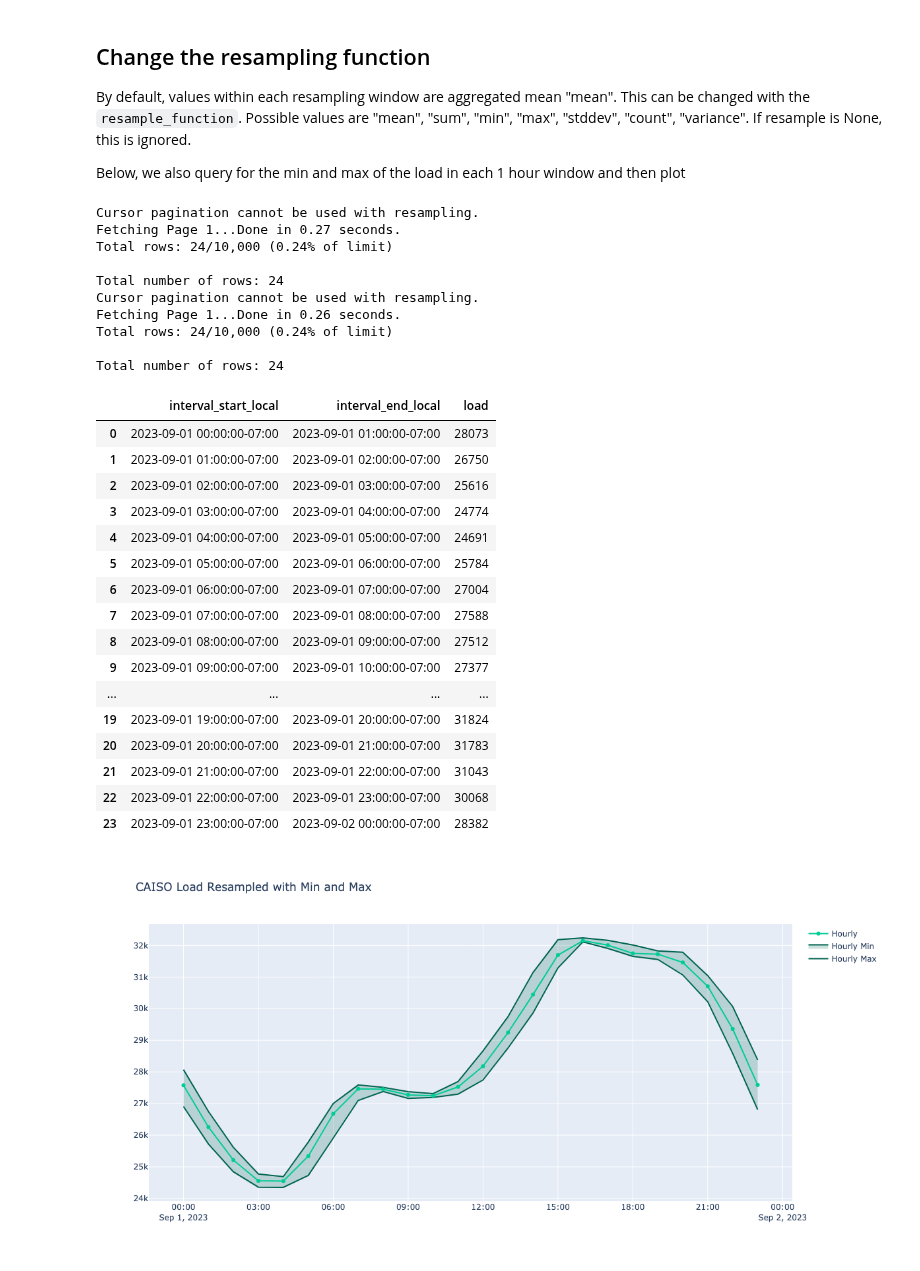
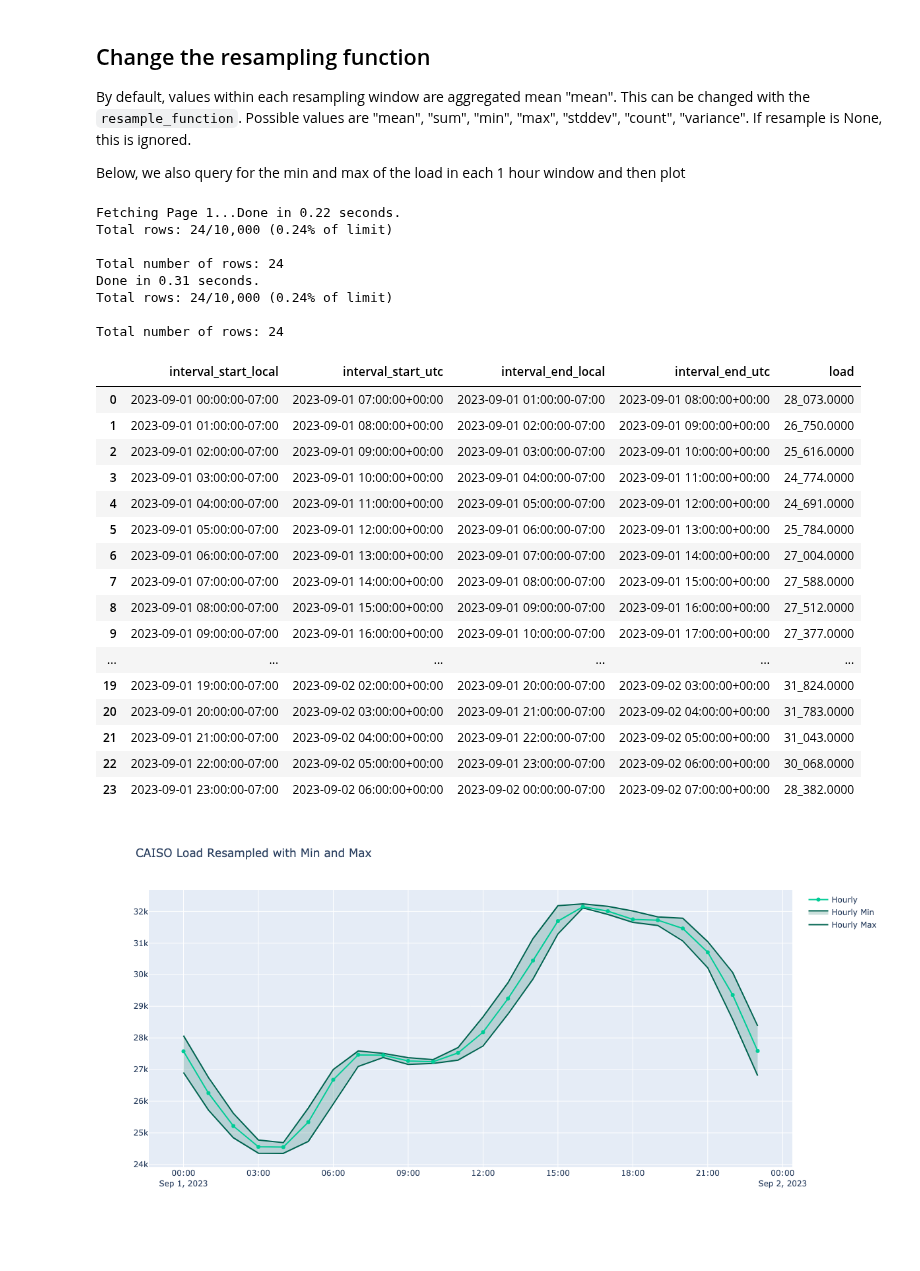
Before and after one commit to gridstatus/gridstatusio, a Jupyter notebook: Examples/Resample Data.ipynb, the cells around one changed output. Cells and saved outputs as stored; diff of their text form; code cells hidden in the pictures.

```diff
--- a/Examples/Resample Data.ipynb
+++ b/Examples/Resample Data.ipynb
@@ -173,51 +166,49 @@ Below, we also query for the min and max of the load in each 1 hour window and t
 # %%
 df_hourly_min = client.get_dataset(
     dataset="caiso_load",
     start="Sep 1, 2023",
     end="Sep 2, 2023",
     resample="1 hour",
     resample_function="min",
-    tz="US/Pacific",
+    timezone="US/Pacific",
     limit=QUERY_LIMIT,
 )
 
 df_hourly_max = client.get_dataset(
     dataset="caiso_load",
     start="Sep 1, 2023",
     end="Sep 2, 2023",
     resample="1 hour",
     resample_function="max",
-    tz="US/Pacific",
+    timezone="US/Pacific",
     limit=QUERY_LIMIT,
 )
 # %% [output]
-Cursor pagination cannot be used with resampling.
-Fetching Page 1...Done in 0.27 seconds.
+Fetching Page 1...Done in 0.22 seconds.
 Total rows: 24/10,000 (0.24% of limit)
 
 Total number of rows: 24
-Cursor pagination cannot be used with resampling.
-Fetching Page 1...Done in 0.26 seconds.
+Done in 0.31 seconds.
 Total rows: 24/10,000 (0.24% of limit)
 
 Total number of rows: 24
-|  | interval_start_local | interval_end_local | load |
-| 0 | 2023-09-01 00:00:00-07:00 | 2023-09-01 01:00:00-07:00 | 28073 |
-| 1 | 2023-09-01 01:00:00-07:00 | 2023-09-01 02:00:00-07:00 | 26750 |
-| 2 | 2023-09-01 02:00:00-07:00 | 2023-09-01 03:00:00-07:00 | 25616 |
-| 3 | 2023-09-01 03:00:00-07:00 | 2023-09-01 04:00:00-07:00 | 24774 |
-| 4 | 2023-09-01 04:00:00-07:00 | 2023-09-01 05:00:00-07:00 | 24691 |
-| 5 | 2023-09-01 05:00:00-07:00 | 2023-09-01 06:00:00-07:00 | 25784 |
-| 6 | 2023-09-01 06:00:00-07:00 | 2023-09-01 07:00:00-07:00 | 27004 |
-| 7 | 2023-09-01 07:00:00-07:00 | 2023-09-01 08:00:00-07:00 | 27588 |
-| 8 | 2023-09-01 08:00:00-07:00 | 2023-09-01 09:00:00-07:00 | 27512 |
-| 9 | 2023-09-01 09:00:00-07:00 | 2023-09-01 10:00:00-07:00 | 27377 |
-| ... | ... | ... | ... |
-| 19 | 2023-09-01 19:00:00-07:00 | 2023-09-01 20:00:00-07:00 | 31824 |
-| 20 | 2023-09-01 20:00:00-07:00 | 2023-09-01 21:00:00-07:00 | 31783 |
-| 21 | 2023-09-01 21:00:00-07:00 | 2023-09-01 22:00:00-07:00 | 31043 |
-| 22 | 2023-09-01 22:00:00-07:00 | 2023-09-01 23:00:00-07:00 | 30068 |
-| 23 | 2023-09-01 23:00:00-07:00 | 2023-09-02 00:00:00-07:00 | 28382 |
+|  | interval_start_local | interval_start_utc | interval_end_local | interval_end_utc | load |
+| 0 | 2023-09-01 00:00:00-07:00 | 2023-09-01 07:00:00+00:00 | 2023-09-01 01:00:00-07:00 | 2023-09-01 08:00:00+00:00 | 28_073.0000 |
+| 1 | 2023-09-01 01:00:00-07:00 | 2023-09-01 08:00:00+00:00 | 2023-09-01 02:00:00-07:00 | 2023-09-01 09:00:00+00:00 | 26_750.0000 |
+| 2 | 2023-09-01 02:00:00-07:00 | 2023-09-01 09:00:00+00:00 | 2023-09-01 03:00:00-07:00 | 2023-09-01 10:00:00+00:00 | 25_616.0000 |
+| 3 | 2023-09-01 03:00:00-07:00 | 2023-09-01 10:00:00+00:00 | 2023-09-01 04:00:00-07:00 | 2023-09-01 11:00:00+00:00 | 24_774.0000 |
+| 4 | 2023-09-01 04:00:00-07:00 | 2023-09-01 11:00:00+00:00 | 2023-09-01 05:00:00-07:00 | 2023-09-01 12:00:00+00:00 | 24_691.0000 |
+| 5 | 2023-09-01 05:00:00-07:00 | 2023-09-01 12:00:00+00:00 | 2023-09-01 06:00:00-07:00 | 2023-09-01 13:00:00+00:00 | 25_784.0000 |
+| 6 | 2023-09-01 06:00:00-07:00 | 2023-09-01 13:00:00+00:00 | 2023-09-01 07:00:00-07:00 | 2023-09-01 14:00:00+00:00 | 27_004.0000 |
+| 7 | 2023-09-01 07:00:00-07:00 | 2023-09-01 14:00:00+00:00 | 2023-09-01 08:00:00-07:00 | 2023-09-01 15:00:00+00:00 | 27_588.0000 |
+| 8 | 2023-09-01 08:00:00-07:00 | 2023-09-01 15:00:00+00:00 | 2023-09-01 09:00:00-07:00 | 2023-09-01 16:00:00+00:00 | 27_512.0000 |
+| 9 | 2023-09-01 09:00:00-07:00 | 2023-09-01 16:00:00+00:00 | 2023-09-01 10:00:00-07:00 | 2023-09-01 17:00:00+00:00 | 27_377.0000 |
+| ... | ... | ... | ... | ... | ... |
+| 19 | 2023-09-01 19:00:00-07:00 | 2023-09-02 02:00:00+00:00 | 2023-09-01 20:00:00-07:00 | 2023-09-02 03:00:00+00:00 | 31_824.0000 |
+| 20 | 2023-09-01 20:00:00-07:00 | 2023-09-02 03:00:00+00:00 | 2023-09-01 21:00:00-07:00 | 2023-09-02 04:00:00+00:00 | 31_783.0000 |
+| 21 | 2023-09-01 21:00:00-07:00 | 2023-09-02 04:00:00+00:00 | 2023-09-01 22:00:00-07:00 | 2023-09-02 05:00:00+00:00 | 31_043.0000 |
+| 22 | 2023-09-01 22:00:00-07:00 | 2023-09-02 05:00:00+00:00 | 2023-09-01 23:00:00-07:00 | 2023-09-02 06:00:00+00:00 | 30_068.0000 |
+| 23 | 2023-09-01 23:00:00-07:00 | 2023-09-02 06:00:00+00:00 | 2023-09-02 00:00:00-07:00 | 2023-09-02 07:00:00+00:00 | 28_382.0000 |
 # %%
 fig = go.Figure()
 
```
Also changed, not shown: parts of 10 cells of this notebook, 4 other files.
